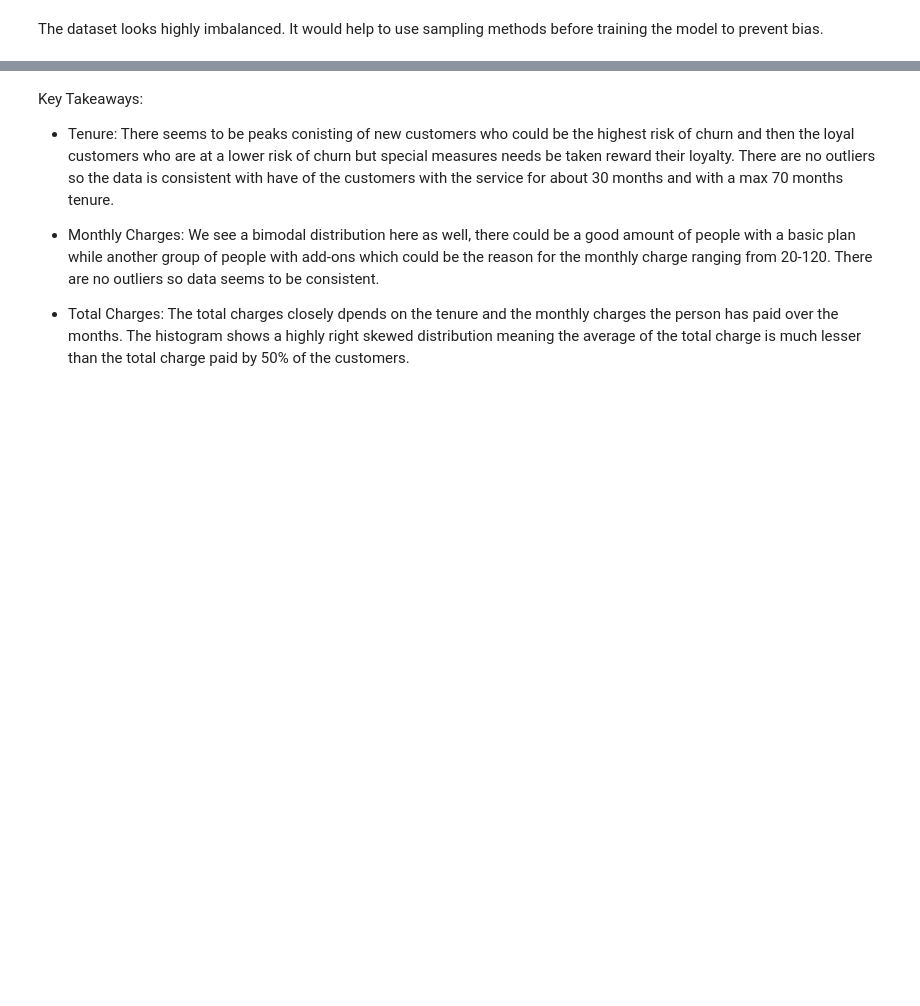
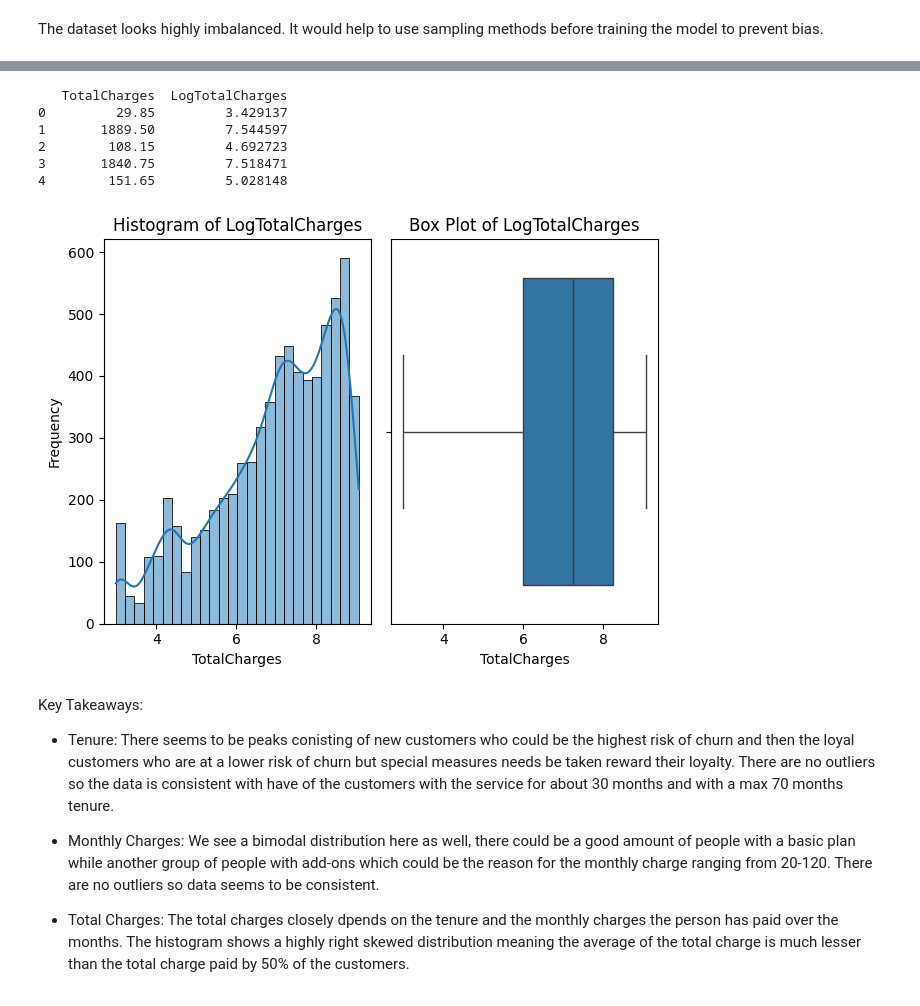
Before and after one commit to suvedharam97/telco-customer-churn, a Jupyter notebook: notebooks/EDA.ipynb, the cells around one changed output, grey strips where cells are left out. Saved outputs shown, nothing was run; the diff lists cells and outputs as text; code cells hidden in the pictures; blank space fills up the shorter version.

```diff
--- a/notebooks/EDA.ipynb
+++ b/notebooks/EDA.ipynb
@@ -242,5 +242,35 @@ for column in numerical_columns:
 [figure]
 [figure]
+# %%
+# Apply log transformation to TotalCharges
+new_data['LogTotalCharges'] = np.log1p(new_data['TotalCharges'])
+
+# Display the first few rows to verify the transformation
+print(new_data[['TotalCharges', 'LogTotalCharges']].head())
+
+# Histogram
+plt.subplot(1, 2, 1)
+sns.histplot(new_data['LogTotalCharges'], kde=True)
+plt.title(f'Histogram of LogTotalCharges')
+plt.xlabel(column)
+plt.ylabel('Frequency')
+
+# Box plot
+plt.subplot(1, 2, 2)
+sns.boxplot(x=new_data['LogTotalCharges'])
+plt.title(f'Box Plot of LogTotalCharges')
+plt.xlabel(column)
+
+plt.tight_layout()
+plt.show()
+# %% [output]
+   TotalCharges  LogTotalCharges
+0         29.85         3.429137
+1       1889.50         7.544597
+2        108.15         4.692723
+3       1840.75         7.518471
+4        151.65         5.028148
+[figure, added]
 # %% [markdown]
 Key Takeaways:
 - Tenure: There seems to be peaks conisting of new customers who could be the highest risk of churn and then the loyal customers who are at a lower risk of churn but special measures needs be taken reward their loyalty. There are no outliers so the data is consistent with have of the customers with the service for about 30 months and with a max 70 months tenure.
```
Also changed, not shown: parts of 26 cells of this notebook, 6 other files.
